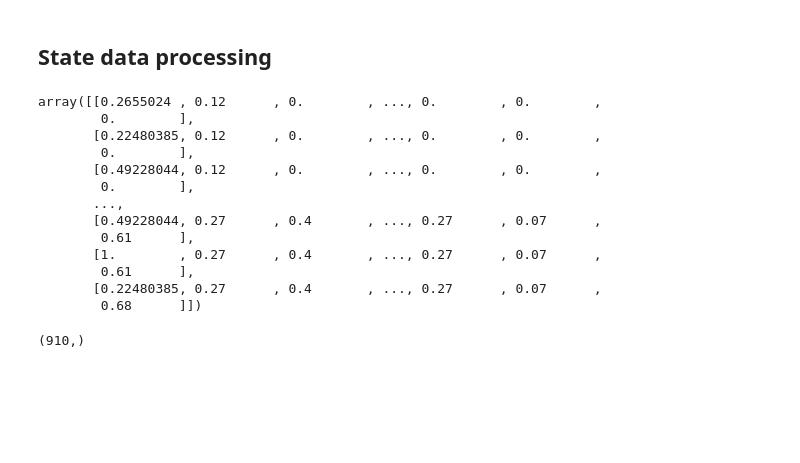
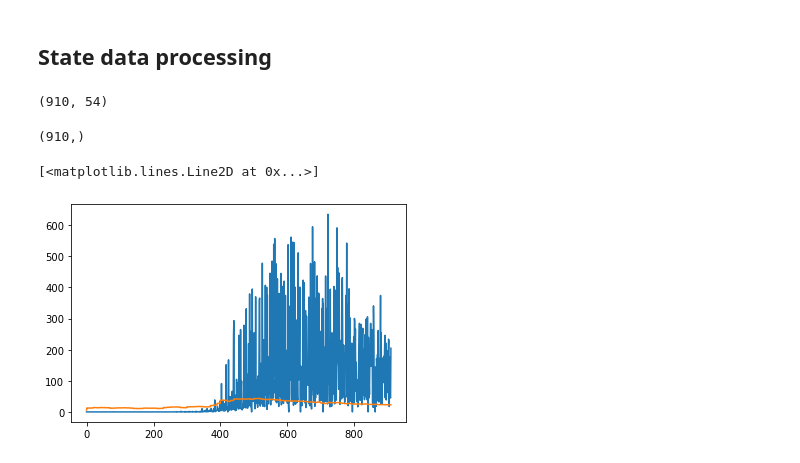
Before and after one commit to Trembleo/DS-GA-1003-Final-proj, a Jupyter notebook: code/COVIDtrends.ipynb, the cells around one changed output. Saved outputs shown, nothing was run; the diff lists cells and outputs as text; code cells hidden in the pictures; blank space fills up the shorter version.

```diff
--- a/code/COVIDtrends.ipynb
+++ b/code/COVIDtrends.ipynb
@@ -147,21 +147,8 @@ dp = DataParser(keywords_path="../data/trends/keywords_150_10states.csv",
                 cases_path="../data/covid19-in-usa/us_states_covid19_daily.csv",
                 start_date="2020-02-01", end_date="2020-05-01")
 # %%
-X = dp.process_samples_state(normalize=True)
+X = dp.process_samples_state(normalize=True, include_population=False, add_yesterday=True)
 X.shape
-X
 # %% [output]
-array([[0.2655024 , 0.12      , 0.        , ..., 0.        , 0.        ,
-        0.        ],
-       [0.22480385, 0.12      , 0.        , ..., 0.        , 0.        ,
-        0.        ],
-       [0.49228044, 0.12      , 0.        , ..., 0.        , 0.        ,
-        0.        ],
-       ...,
-       [0.49228044, 0.27      , 0.4       , ..., 0.27      , 0.07      ,
-        0.61      ],
-       [1.        , 0.27      , 0.4       , ..., 0.27      , 0.07      ,
-        0.61      ],
-       [0.22480385, 0.27      , 0.4       , ..., 0.27      , 0.07      ,
-        0.68      ]])
+(910, 54)
 # %%
@@ -169,6 +156,12 @@ y = dp.process_labels_state(delay=7, normalize=False)
 y.shape
 # %% [output]
 (910,)
+# %%
+plt.plot(y)
+plt.plot(np.sum(X, axis=1))
+# %% [output]
+[<matplotlib.lines.Line2D at 0x...>]
+[figure, added]
 # %%
 X_train, X_test, y_train, y_test = train_test_split(X, y, test_size=0.2, shuffle=True)
 # %%
```
Also changed, not shown: parts of 5 cells of this notebook, 5 other files.
